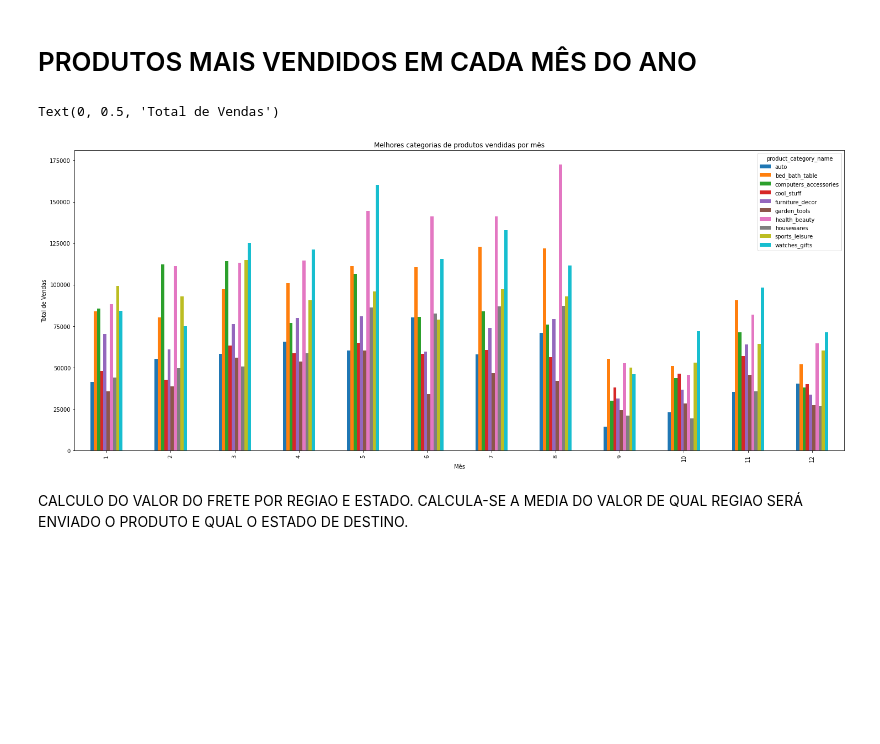
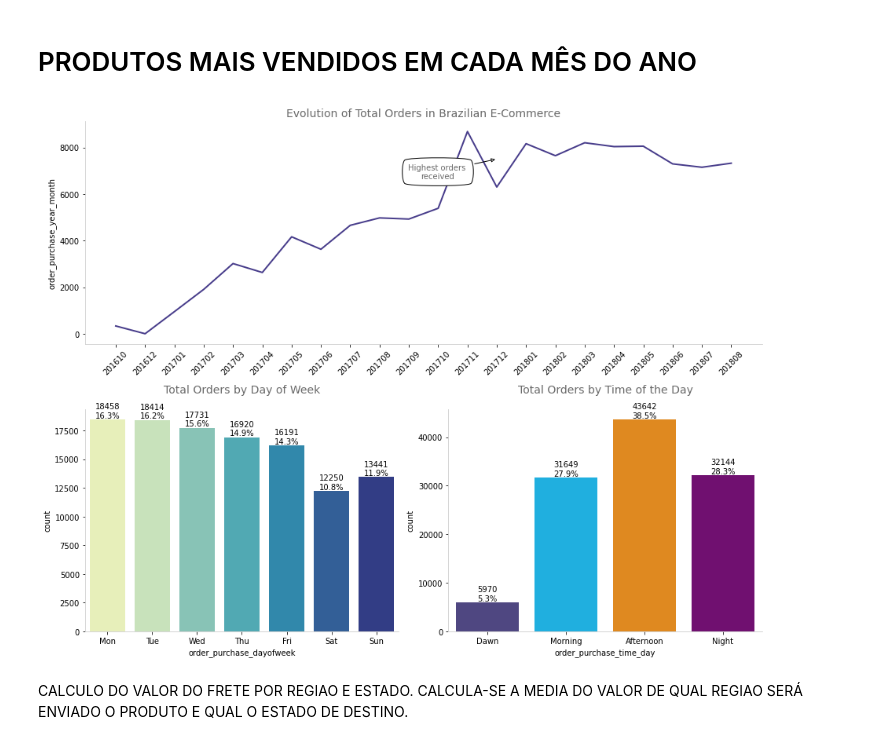
Before and after one commit to matusalemcassim/stack-labs, a Jupyter notebook: TESTE_02.ipynb, the cells around one changed output. Saved outputs shown, nothing was run; the diff lists cells and outputs as text; code cells hidden in the pictures; blank space fills up the shorter version.

```diff
--- a/TESTE_02.ipynb
+++ b/TESTE_02.ipynb
@@ -53,4 +55,22 @@ merge_df['order_purchase_timestamp2'] = pd.to_datetime(merge_df['order_purchase_
 merge_df['order_purchase_time'] = pd.to_datetime(merge_df['order_purchase_time'],format='%H:%M:%S')
 merge_df['order_delivered_customer_date'] = pd.to_datetime(merge_df['order_delivered_customer_date'])
 merge_df['order_estimated_delivery_date'] = pd.to_datetime(merge_df['order_estimated_delivery_date'])
+# %%
+# Extracting attributes for purchase date - Year and Month
+merge_df['order_purchase_year'] = merge_df['order_purchase_timestamp'].apply(lambda x: x.year)
+merge_df['order_purchase_month'] = merge_df['order_purchase_timestamp'].apply(lambda x: x.month)
+merge_df['order_purchase_month_name'] = merge_df['order_purchase_timestamp'].apply(lambda x: x.strftime('%b'))
+merge_df['order_purchase_year_month'] = merge_df['order_purchase_timestamp'].apply(lambda x: x.strftime('%Y%m'))
+merge_df['order_purchase_date'] = merge_df['order_purchase_timestamp'].apply(lambda x: x.strftime('%Y%m%d'))
+# %%
+# Extracting attributes for purchase date - Day and Day of Week
+merge_df['order_purchase_day'] = merge_df['order_purchase_timestamp'].apply(lambda x: x.day)
+merge_df['order_purchase_dayofweek'] = merge_df['order_purchase_timestamp'].apply(lambda x: x.dayofweek)
+merge_df['order_purchase_dayofweek_name'] = merge_df['order_purchase_timestamp'].apply(lambda x: x.strftime('%a'))
+# %%
+# Extracting attributes for purchase date - Hour and Time of the Day
+merge_df['order_purchase_hour'] = merge_df['order_purchase_time'].apply(lambda x: x.hour)
+hours_bins = [-0.1, 6, 12, 18, 23]
+hours_labels = ['Dawn', 'Morning', 'Afternoon', 'Night']
+merge_df['order_purchase_time_day'] = pd.cut(merge_df['order_purchase_hour'], hours_bins, labels=hours_labels)
 # %%
@@ -182,30 +191,44 @@ g.set_ylim(0, max(sizes) * 1.1)
 [figure]
 # %% [markdown]
 # PRODUTOS MAIS VENDIDOS EM CADA MÊS DO ANO
-# %%
-merge_df['purchase_month']=pd.DatetimeIndex(merge_df['order_purchase_timestamp']).month
-# %%
-meses = ['Janeiro', 'Fevereiro', 'Março', 'Abril','Maio','Junho','Julho','Agosto','Setembro','Outubro','Novembro','Dezembro']
-
-sales_df=merge_df.groupby(['product_category_name'])['price'].sum()
-best_sellers=sales_df.nlargest(10).index
-
-best_df=merge_df[merge_df['product_category_name'].isin(best_sellers)]
-
-best_monthly=best_df.pivot_table(index='purchase_month',columns='product_category_name',values='price', aggfunc='sum')
-'''
-fig,ax = plt.subplots()
-ax.set_xticklabels(meses)
-fig.autofmt_xdate(rotation=20)'''
-
-best_monthly.plot(kind='bar',figsize=(25, 10))
-plt.title('Melhores categorias de produtos vendidas por mês')
-plt.xlabel('Mês')
-plt.ylabel('Total de Vendas')
-#plt.xticks(meses)
-# %% [output]
-Text(0, 0.5, 'Total de Vendas')
-[figure, removed]
+# %%
+fig = plt.figure(constrained_layout=True, figsize=(13, 10))
+
+# Axis definition
+gs = GridSpec(2, 2, figure=fig)
+ax1 = fig.add_subplot(gs[0, :])
+ax2 = fig.add_subplot(gs[1, 0])
+ax3 = fig.add_subplot(gs[1, 1])
+
+# Lineplot - Evolution of e-commerce orders along time
+sns.lineplot(data=merge_df['order_purchase_year_month'].value_counts().sort_index(), ax=ax1,
+             color='darkslateblue', linewidth=2)
+ax1.annotate(f'Highest orders \nreceived', (13, 7500), xytext=(-75, -25),
+             textcoords='offset points', bbox=dict(boxstyle="round4", fc="w", pad=.8),
+             arrowprops=dict(arrowstyle='-|>', fc='w'), color='dimgrey', ha='center')
+ax1.annotate(f'Noise on data \n(huge decrease)', (23, 0), xytext=(48, 25),
+             textcoords='offset points', bbox=dict(boxstyle="round4", fc="w", pad=.5),
+             arrowprops=dict(arrowstyle='-|>', fc='w'), color='dimgrey', ha='center')
+format_spines(ax1, right_border=False)
+for tick in ax1.get_xticklabels():
+    tick.set_rotation(45)
+ax1.set_title('Evolution of Total Orders in Brazilian E-Commerce', size=14, color='dimgrey')
+
+# Barchart - Total of orders by day of week
+single_countplot(merge_df, x='order_purchase_dayofweek', ax=ax2, order=False, palette='YlGnBu')
+weekday_label = ['Mon', 'Tue', 'Wed', 'Thu', 'Fri', 'Sat', 'Sun']
+ax2.set_xticklabels(weekday_label)
+ax2.set_title('Total Orders by Day of Week', size=14, color='dimgrey', pad=20)
+
+# Barchart - Total of orders by time of the day
+day_color_list = ['darkslateblue', 'deepskyblue', 'darkorange', 'purple']
+single_countplot(merge_df, x='order_purchase_time_day', ax=ax3, order=False, palette=day_color_list)
+ax3.set_title('Total Orders by Time of the Day', size=14, color='dimgrey', pad=20)
+
+plt.tight_layout()
+plt.show()
+# %% [output]
+[figure, added]
 # %% [markdown]
 CALCULO DO VALOR DO FRETE POR REGIAO E ESTADO.
 CALCULA-SE A MEDIA DO VALOR DE QUAL REGIAO SERÁ ENVIADO O PRODUTO E QUAL O ESTADO DE DESTINO.
```
Also changed, not shown: parts of 13 cells of this notebook, 1 other file.
